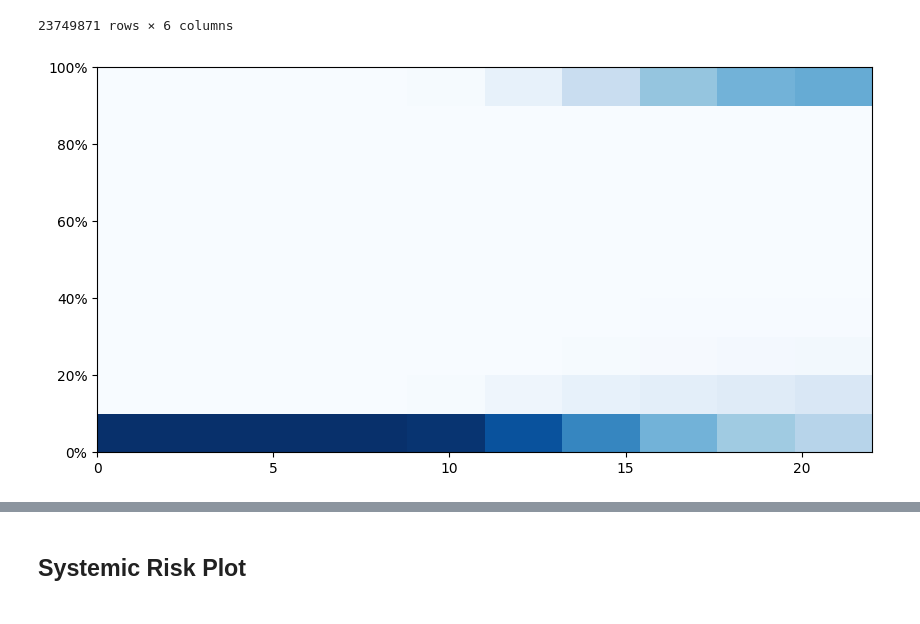
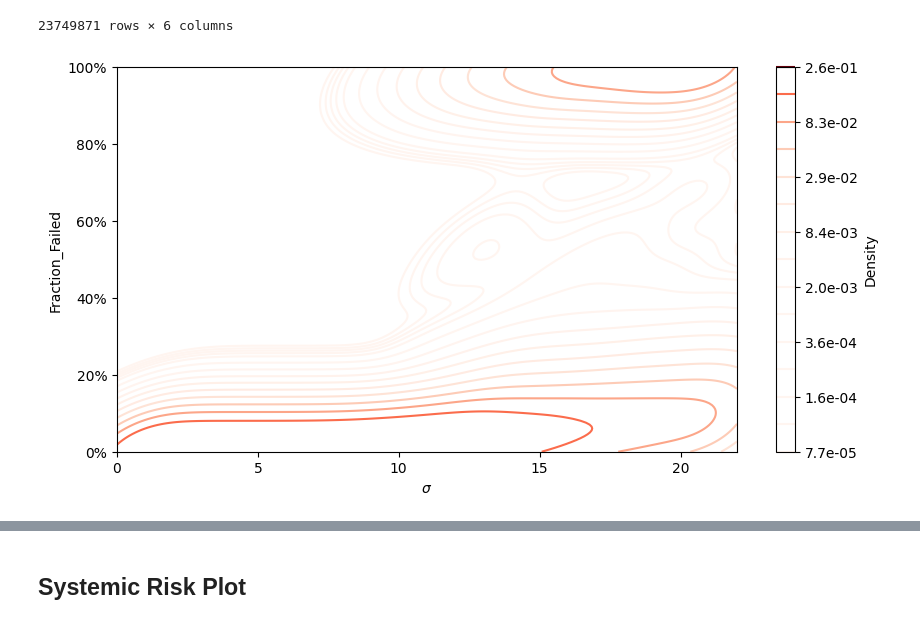
Before and after one commit to CodesByChris/task-assignment-adaptivity, a Jupyter notebook: step_01_resilience_analysis.ipynb, the cells around one changed output, grey strips where cells are left out. Saved outputs shown, nothing was run; the diff lists cells and outputs as text; code cells hidden in the pictures.

```diff
--- a/step_01_resilience_analysis.ipynb
+++ b/step_01_resilience_analysis.ipynb
@@ -120,16 +119,16 @@ abm_df
 # %%
 # Plot 2D-Histogram
 
 # Extract plot data
 indices_last_step_per_model = abm_df.groupby(["rep_id", "sigma"])["Step"].idxmax()
 hist_df = abm_df.loc[indices_last_step_per_model]
 
 # Plot
-axes = subplot()
-axes.hist2d(x = hist_df.sigma, y = hist_df.Fraction_Failed, cmap = Blues)
-axes.set_xlim(min(SIGMAS), max(SIGMAS))
-axes.set_ylim(0, 1)
+axes = kdeplot(x = hist_df.sigma, y = hist_df.Fraction_Failed, levels = logspace(-4, 0, num = 15),
+               cut = 0, cmap = "Reds", cbar = True,
+               cbar_kws = {"label": "Density", "format": "{x:.1e}"})
+axes.set_xlabel(r"$\sigma$")
 axes.xaxis.set_major_locator(MultipleLocator(5))
 axes.yaxis.set_major_formatter(PercentFormatter(1))  # see: https://stackoverflow.com/a/36319915
 # %% [output]
-[figure, old version]
+[figure, new version]
```
Also changed, not shown: parts of 8 cells of this notebook, 1 other file.
